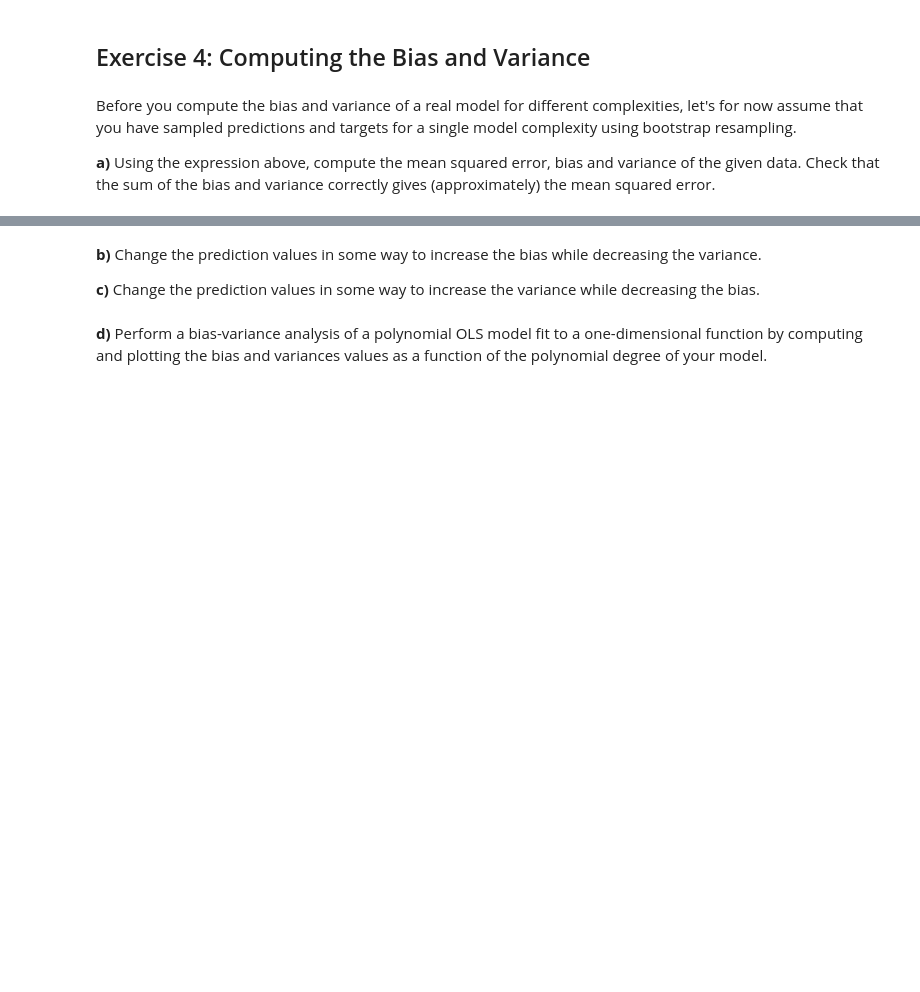
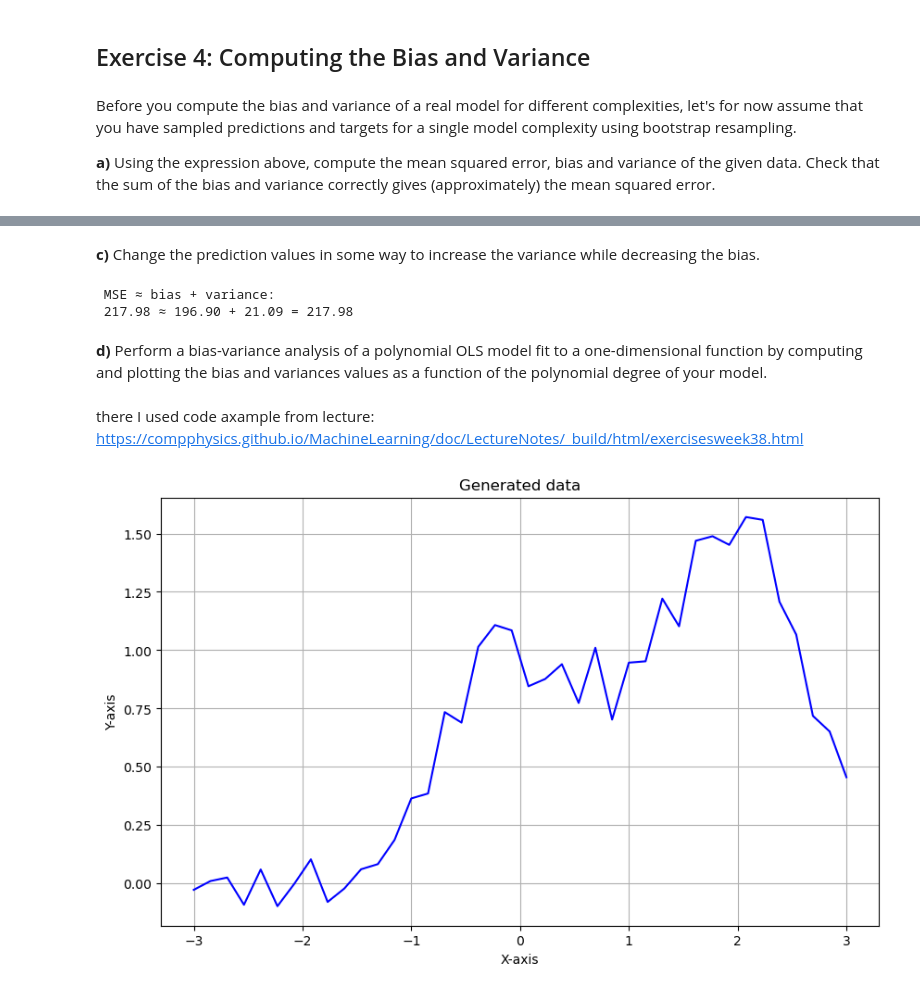
Before and after one commit to NatalliaDanilchanka/FYS-STK3155_MachineLearning, a Jupyter notebook: Week_38.ipynb, the cells around one changed output, grey strips where cells are left out. Drawn from its saved outputs; the diff is of its cells as text; code cells hidden in the pictures; blank space fills up the shorter version.

```diff
--- a/Week_38.ipynb
+++ b/Week_38.ipynb
@@ -272,9 +294,20 @@ variance = ...
 # %% [markdown]
-**b)** Change the prediction values in some way to increase the bias while decreasing the variance.
-
 **c)** Change the prediction values in some way to increase the variance while decreasing the bias.
+# %%
+predictions = np.random.rand(bootstraps, n) * 16 + 6.55
+
+mse = mean_squared_error(predictions, targets_repeated)
+bias = np.mean((targets - np.mean(predictions, axis=1, keepdims=True))**2 )
+variance = np.mean( np.var(predictions, axis=1, keepdims=True))
+
+print(f" MSE {chr(0x2248)} bias + variance:\n {mse:.2f} {chr(0x2248)} {bias:.2f} + {variance:.2f} = {bias + variance:.2f}")
+# %% [output]
+ MSE ≈ bias + variance:
+ 217.98 ≈ 196.90 + 21.09 = 217.98
 # %% [markdown]
 **d)** Perform a bias-variance analysis of a polynomial OLS model fit to a one-dimensional function by computing and plotting the bias and variances values as a function of the polynomial degree of your model.
+# %% [markdown]
+there I used code axample from lecture: https://compphysics.github.io/MachineLearning/doc/LectureNotes/_build/html/exercisesweek38.html
 # %%
 import numpy as np
 import matplotlib.pyplot as plt
@@ -286 +321,20 @@ from sklearn.utils import resample
+# %%
+np.random.seed(41)
+
+n = 40
+n_boostraps = 100
+
+
+x = np.linspace(-3, 3, n).reshape(-1, 1)
+y = np.exp(-x**2) + 1.5 * np.exp(-(x-2)**2) + np.random.normal(0, 0.1, x.shape)
+
+plt.figure(figsize=(10, 6))
+plt.plot(x, y, color='blue')
+plt.title('Generated data')
+plt.xlabel('X-axis')
+plt.ylabel('Y-axis')
+plt.grid()
+plt.show()
+# %% [output]
+[figure, added]
 # %%
```
Also changed, not shown: parts of 18 cells of this notebook.
